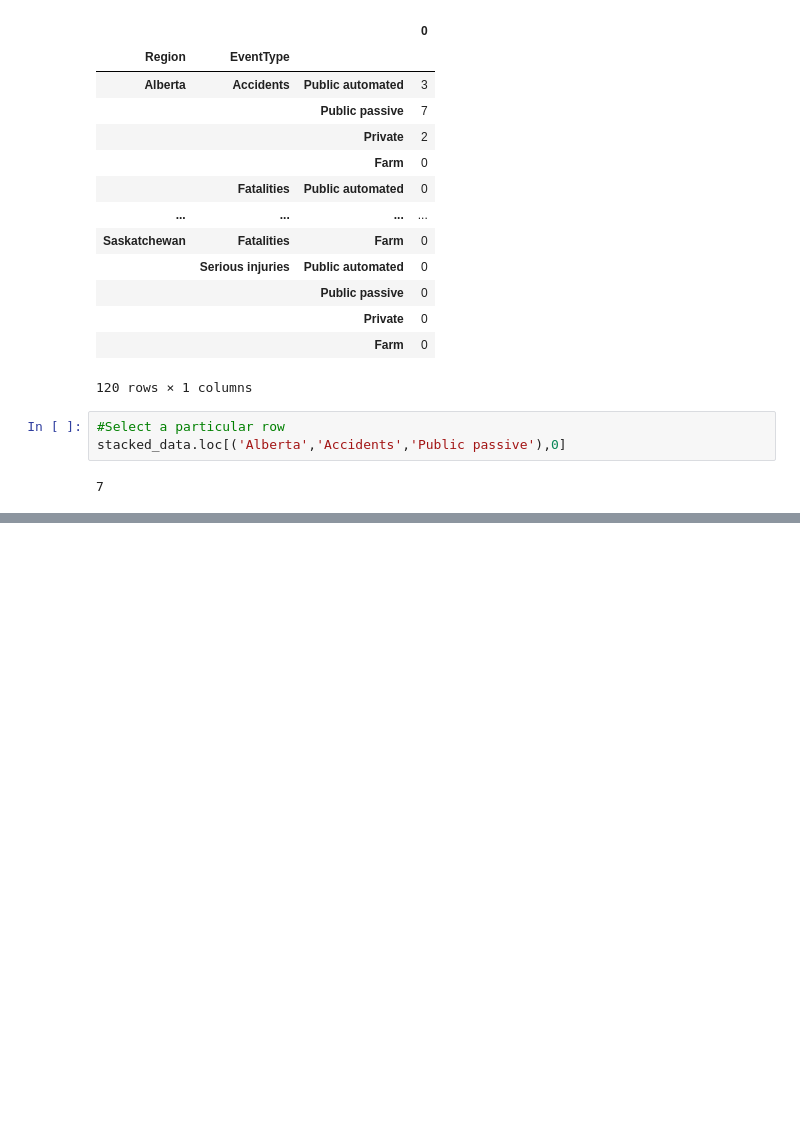
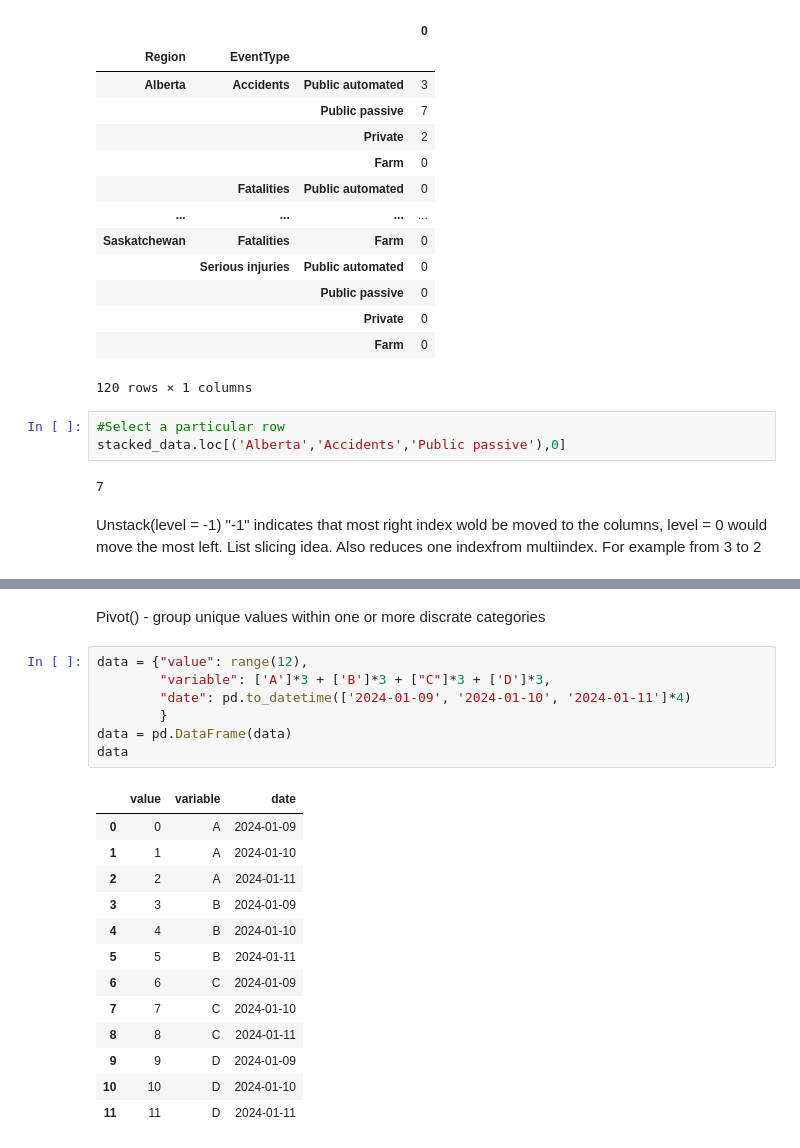
Before and after one commit to Szafranerio/Data_InDepth, a Jupyter notebook: Pandas/Pandas_MultiIndex.ipynb, the cells around one changed output, grey strips where cells are left out. Drawn from its saved outputs; the diff is of its cells as text; blank space fills up the shorter version.

Commit message:
pivottabels update

```diff
--- a/Pandas/Pandas_MultiIndex.ipynb
+++ b/Pandas/Pandas_MultiIndex.ipynb
@@ -333,6 +333,8 @@ stacked_data
 stacked_data.loc[('Alberta','Accidents','Public passive'),0]
 # %% [output]
 7
+# %% [markdown]
+Unstack(level = -1) "-1" indicates that most right index wold be moved to the columns, level = 0 would move the most left. List slicing idea. Also reduces one indexfrom multiindex. For example from 3 to 2
 # %%
 stacked_data.unstack(0)
 # %% [output]
@@ -351,3 +353,26 @@ stacked_data.unstack(0)
 |  | Public passive | 1 | 0 | 0 | 0 | 0 | 0 | ... |
 |  | Private | 2 | 0 | 0 | 0 | 0 | 0 | ... |
 |  | Farm | 0 | 0 | 1 | 0 | 0 | 0 | ... |
+# %% [markdown]
+Pivot() - group unique values within one or more discrate categories
+# %%
+data = {"value": range(12),
+        "variable": ['A']*3 + ['B']*3 + ["C"]*3 + ['D']*3,
+        "date": pd.to_datetime(['2024-01-09', '2024-01-10', '2024-01-11']*4)
+        }
+data = pd.DataFrame(data)
+data
+# %% [output]
+|  | value | variable | date |
+| 0 | 0 | A | 2024-01-09 |
+| 1 | 1 | A | 2024-01-10 |
+| 2 | 2 | A | 2024-01-11 |
+| 3 | 3 | B | 2024-01-09 |
+| 4 | 4 | B | 2024-01-10 |
+| 5 | 5 | B | 2024-01-11 |
+| 6 | 6 | C | 2024-01-09 |
+| 7 | 7 | C | 2024-01-10 |
+| 8 | 8 | C | 2024-01-11 |
+| 9 | 9 | D | 2024-01-09 |
+| 10 | 10 | D | 2024-01-10 |
+| 11 | 11 | D | 2024-01-11 |
```
Also changed, not shown: parts of 11 cells of this notebook.
